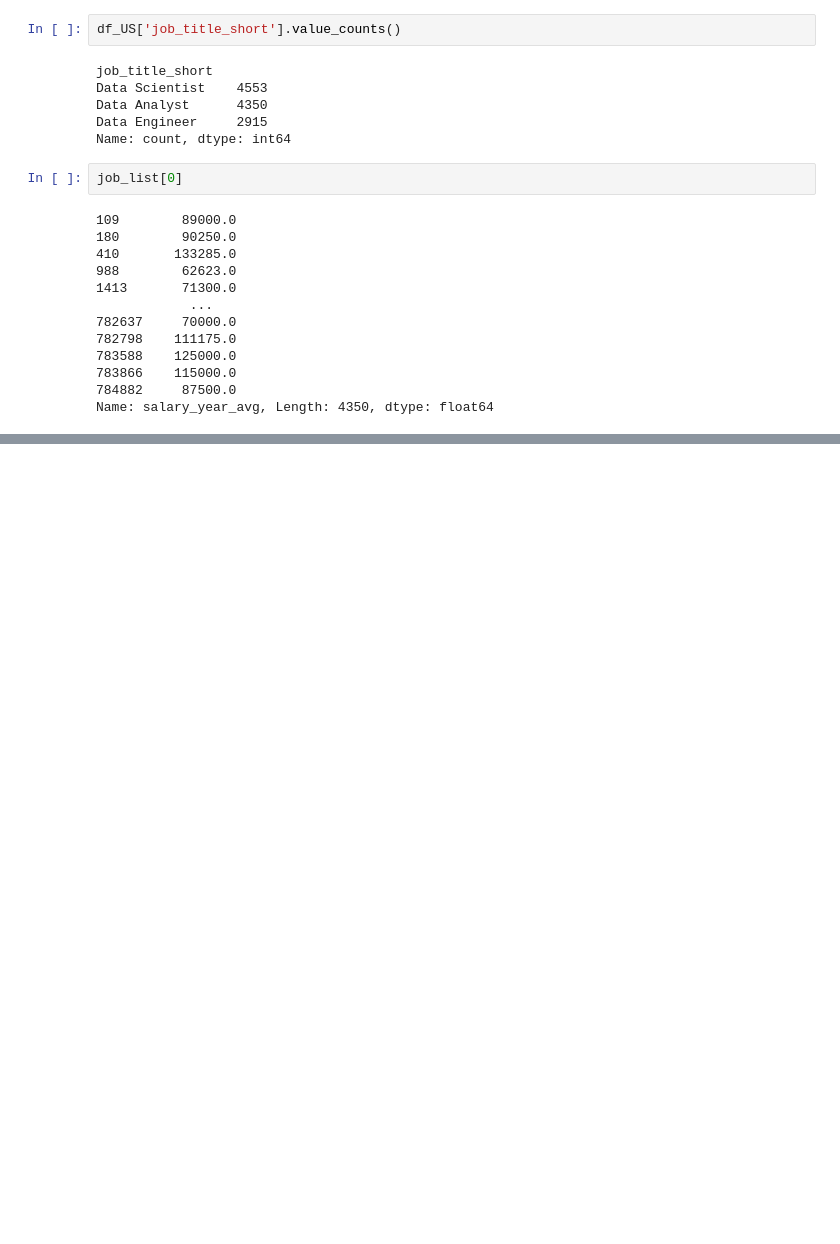
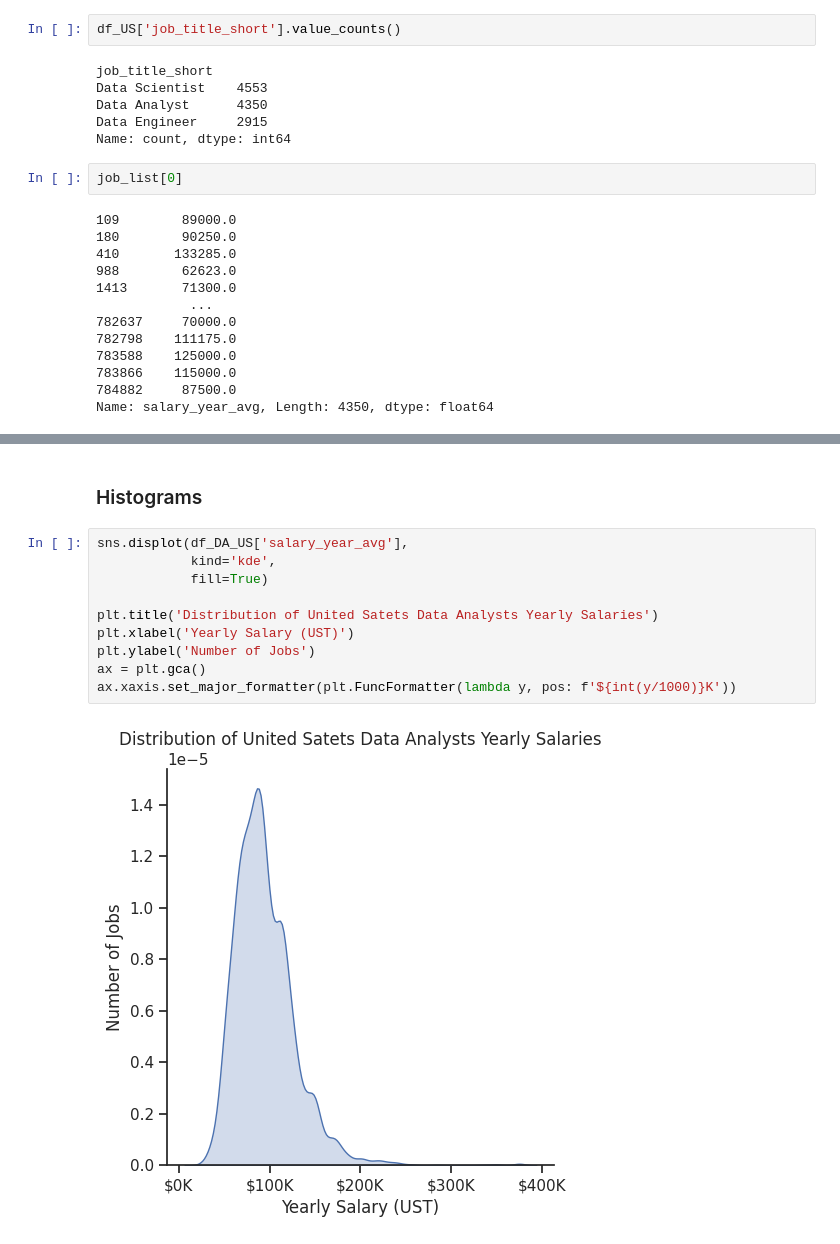
Before and after one commit to Rinskiii/python-for-data-analytics, a Jupyter notebook: advanced_python_for_da.ipynb, the cells around one changed output, grey strips where cells are left out. Cells and saved outputs as stored; diff of their text form; blank space fills up the shorter version.

```diff
--- a/advanced_python_for_da.ipynb
+++ b/advanced_python_for_da.ipynb
@@ -902,0 +1063,14 @@ plt.show()
+# %% [markdown]
+### Histograms
+# %%
+sns.displot(df_DA_US['salary_year_avg'],
+            kind='kde',
+            fill=True)
+
+plt.title('Distribution of United Satets Data Analysts Yearly Salaries')
+plt.xlabel('Yearly Salary (UST)')
+plt.ylabel('Number of Jobs')
+ax = plt.gca()
+ax.xaxis.set_major_formatter(plt.FuncFormatter(lambda y, pos: f'${int(y/1000)}K'))
+# %% [output]
+[figure, added]
```
Also changed, not shown: parts of 24 cells of this notebook.
